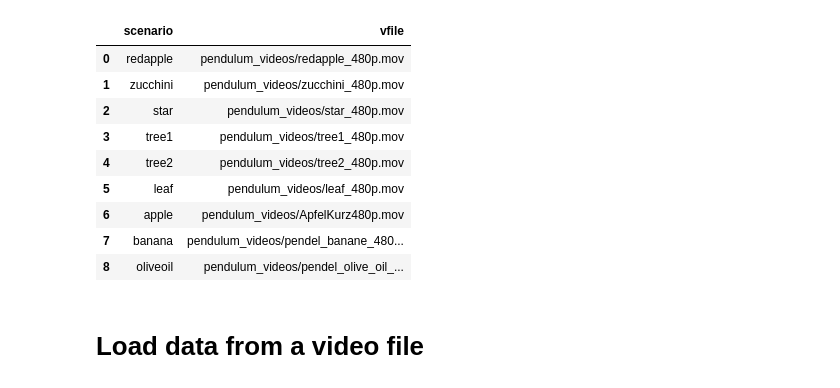
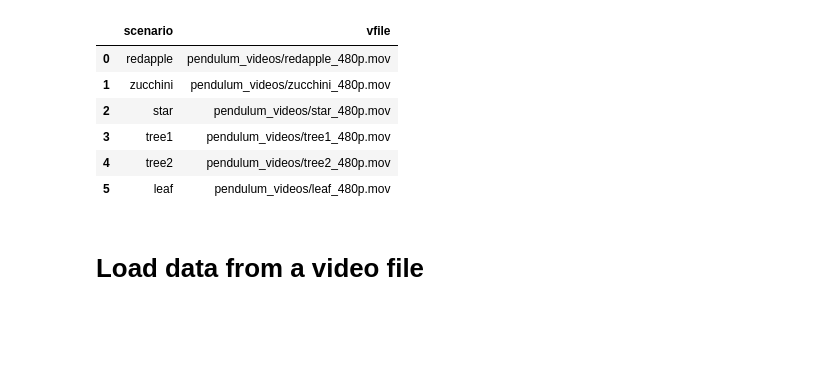
Before and after one commit to christianausb/controlAlgorithms, a Jupyter notebook: examples/pendulum_finder/pendulum_nn_manualtrain.ipynb, the cells around one changed output. Cells and saved outputs as stored; diff of their text form; code cells hidden in the pictures; blank space fills up the shorter version.

```diff
--- a/examples/pendulum_finder/pendulum_nn_manualtrain.ipynb
+++ b/examples/pendulum_finder/pendulum_nn_manualtrain.ipynb
@@ -43,30 +43,22 @@ jax.config.update('jax_enable_x64', True)
 # %%
 pdf_scenarios = pd.DataFrame([
         {'scenario' : 'redapple',    'vfile' : 'pendulum_videos/redapple_480p.mov'},
         {'scenario' : 'zucchini',    'vfile' : 'pendulum_videos/zucchini_480p.mov'},
         {'scenario' : 'star',        'vfile' : 'pendulum_videos/star_480p.mov'},
         {'scenario' : 'tree1',        'vfile' : 'pendulum_videos/tree1_480p.mov'},
         {'scenario' : 'tree2',        'vfile' : 'pendulum_videos/tree2_480p.mov'},
         {'scenario' : 'leaf',        'vfile' : 'pendulum_videos/leaf_480p.mov'},
-
-
-        {'scenario' : 'apple',    'vfile' : 'pendulum_videos/ApfelKurz480p.mov'},
-        {'scenario' : 'banana',   'vfile' : 'pendulum_videos/pendel_banane_480p.mov'},
-        {'scenario' : 'oliveoil', 'vfile' : 'pendulum_videos/pendel_olive_oil_480p_short.mov'},
 ])
 
 pdf_scenarios
 # %% [output]
 |  | scenario | vfile |
 | 0 | redapple | pendulum_videos/redapple_480p.mov |
 | 1 | zucchini | pendulum_videos/zucchini_480p.mov |
 | 2 | star | pendulum_videos/star_480p.mov |
 | 3 | tree1 | pendulum_videos/tree1_480p.mov |
 | 4 | tree2 | pendulum_videos/tree2_480p.mov |
 | 5 | leaf | pendulum_videos/leaf_480p.mov |
-| 6 | apple | pendulum_videos/ApfelKurz480p.mov |
-| 7 | banana | pendulum_videos/pendel_banane_480... |
-| 8 | oliveoil | pendulum_videos/pendel_olive_oil_... |
 # %% [markdown]
 # Load data from a video file
 # %%
```
Also changed, not shown: parts of 5 cells of this notebook, 1 other file.
